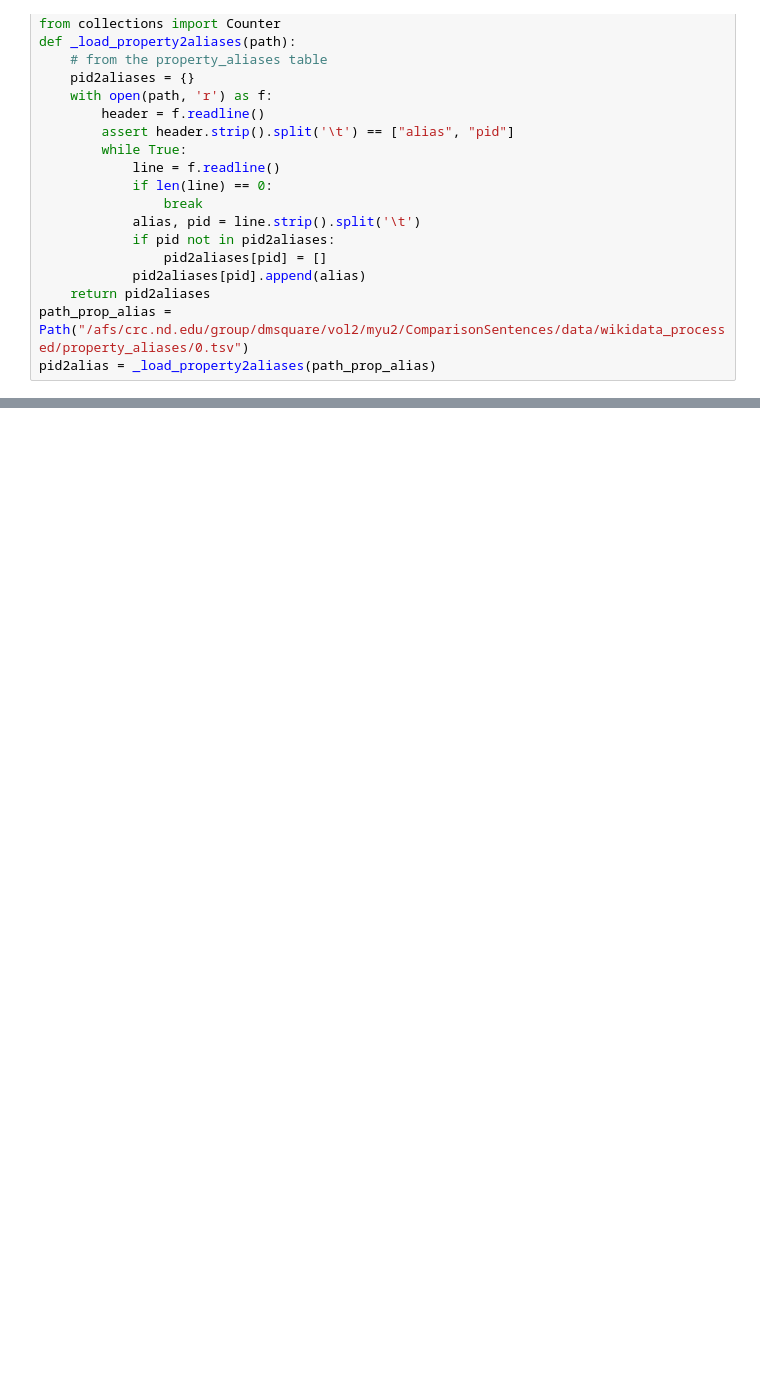
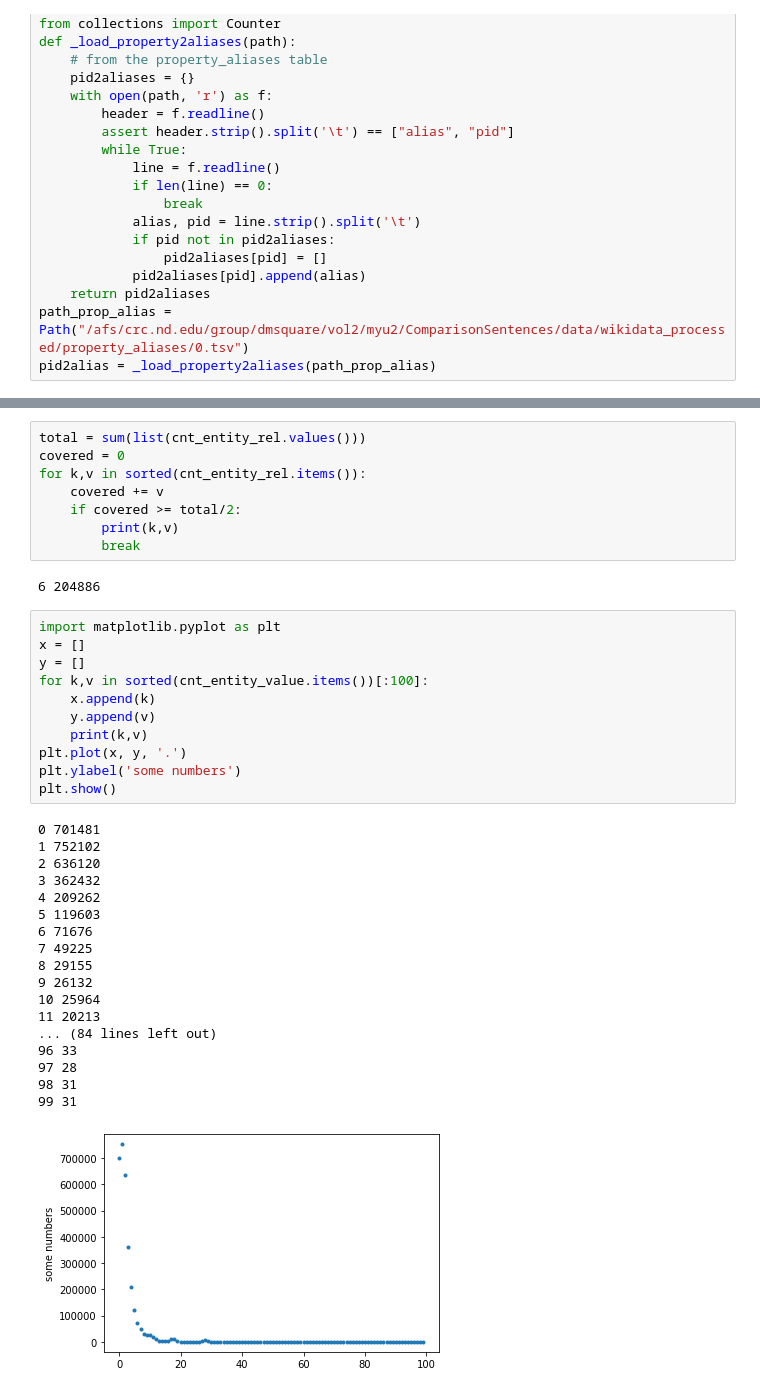
Before and after one commit to mengxiayu/ComparisonSentences, a Jupyter notebook: code/notebooks/analysis_linking.ipynb, the cells around one changed output, grey strips where cells are left out. Cells and saved outputs as stored; diff of their text form; blank space fills up the shorter version.

```diff
--- a/code/notebooks/analysis_linking.ipynb
+++ b/code/notebooks/analysis_linking.ipynb
@@ -83,0 +250,40 @@ P175 performer 25367
+# %%
+total = sum(list(cnt_entity_rel.values()))
+covered = 0
+for k,v in sorted(cnt_entity_rel.items()):
+    covered += v
+    if covered >= total/2:
+        print(k,v)
+        break
+# %% [output]
+6 204886
+# %%
+import matplotlib.pyplot as plt
+x = []
+y = []
+for k,v in sorted(cnt_entity_value.items())[:100]:
+    x.append(k)
+    y.append(v)
+    print(k,v)
+plt.plot(x, y, '.')
+plt.ylabel('some numbers')
+plt.show()
+# %% [output]
+0 701481
+1 752102
+2 636120
+3 362432
+4 209262
+5 119603
+6 71676
+7 49225
+8 29155
+9 26132
+10 25964
+11 20213
+... (84 lines left out)
+96 33
+97 28
+98 31
+99 31
+[figure, added]
```
Also changed, not shown: parts of 17 cells of this notebook, 3 other files.
